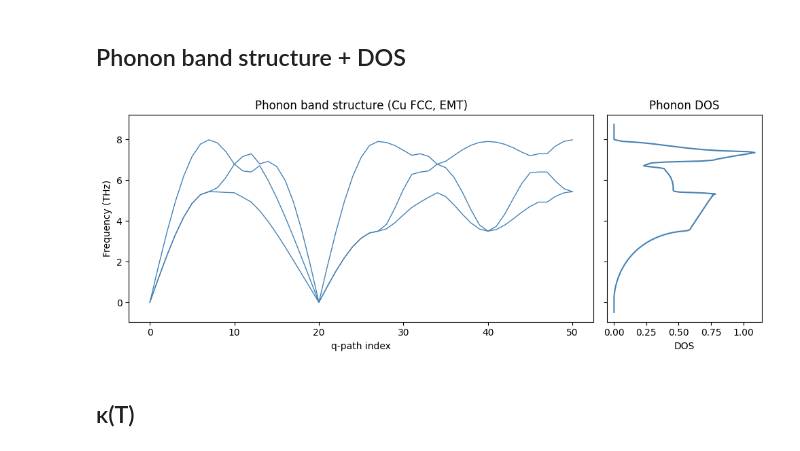
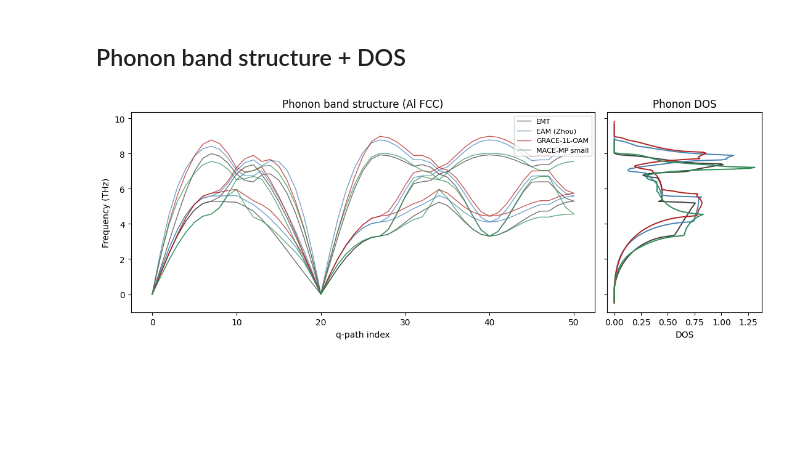
Before and after one commit to pyiron/pyiron_workflow_atomistics, a Jupyter notebook: notebooks/phonon_thermal_conductivity.ipynb, the cells around one changed output. Saved outputs shown, nothing was run; the diff lists cells and outputs as text; code cells hidden in the pictures; blank space fills up the shorter version.

```diff
--- a/notebooks/phonon_thermal_conductivity.ipynb
+++ b/notebooks/phonon_thermal_conductivity.ipynb
@@ -49,0 +184,17 @@ T =   700 K   kappa_diag = [1.66293422e+36 1.66293422e+36 1.66293422e+36] W/(m K
+# %%
+plt.figure(figsize=(7, 5))
+for r in RUNS:
+    d = results[r["label"]]
+    kappa_avg = np.array([np.trace(K) / 3.0 for K in d["kappa"]])
+    plt.plot(
+        d["temperatures"], kappa_avg,
+        color=r["color"], marker=r["marker"],
+        label=r["label"], linewidth=1.7, markersize=7,
+    )
+plt.xlabel("Temperature (K)")
+plt.ylabel(r"$\bar{\kappa}$ = tr($\kappa$)/3   [W/(m$\cdot$K)]")
+plt.title("Lattice thermal conductivity vs. T (FCC Al)")
+plt.grid(True, alpha=0.3)
+plt.legend()
+plt.tight_layout()
+plt.show()
@@ -50,27 +203,31 @@ T =   700 K   kappa_diag = [1.66293422e+36 1.66293422e+36 1.66293422e+36] W/(m K
 # %% [markdown]
 ## Phonon band structure + DOS
 # %%
-import matplotlib.pyplot as plt
-
 fig, (ax_band, ax_dos) = plt.subplots(
-    1, 2, figsize=(10, 4), gridspec_kw={"width_ratios": [3, 1]}, sharey=True
+    1, 2, figsize=(11, 4.2),
+    gridspec_kw={"width_ratios": [3, 1]}, sharey=True,
 )
-
-bs = out.band_structure
-for branch in range(bs["frequencies"].shape[1]):
-    ax_band.plot(bs["frequencies"][:, branch], color="steelblue", linewidth=1)
+for r in RUNS:
+    d = results[r["label"]]
+    bs = d["band_structure"]
+    if bs is not None:
+        freqs = bs["frequencies"]
+        for branch in range(freqs.shape[1]):
+            ax_band.plot(
+                freqs[:, branch], color=r["color"], linewidth=1.0, alpha=0.75,
+                label=r["label"] if branch == 0 else None,
+            )
+    dos = d["dos"]
+    if dos is not None:
+        ax_dos.plot(dos["dos"], dos["frequencies"], color=r["color"], linewidth=1.4,
+                    label=r["label"])
 ax_band.set_xlabel("q-path index")
 ax_band.set_ylabel("Frequency (THz)")
-ax_band.set_title("Phonon band structure (Cu FCC, EMT)")
-
-dos = out.dos
-ax_dos.plot(dos["dos"], dos["frequencies"], color="steelblue")
+ax_band.set_title("Phonon band structure (Al FCC)")
+ax_band.legend(loc="upper right", fontsize=8)
 ax_dos.set_xlabel("DOS")
 ax_dos.set_title("Phonon DOS")
-
 plt.tight_layout()
 plt.show()
 # %% [output]
-[figure, old version]
+[figure, new version]
-# %% [markdown]
-## κ(T)
```
Also changed, not shown: parts of 14 cells of this notebook, 1 other file.
